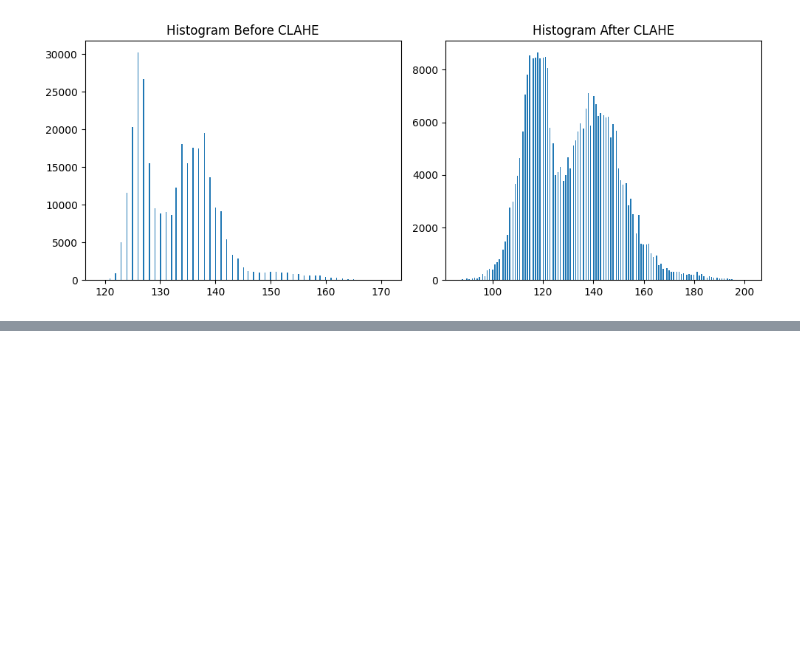
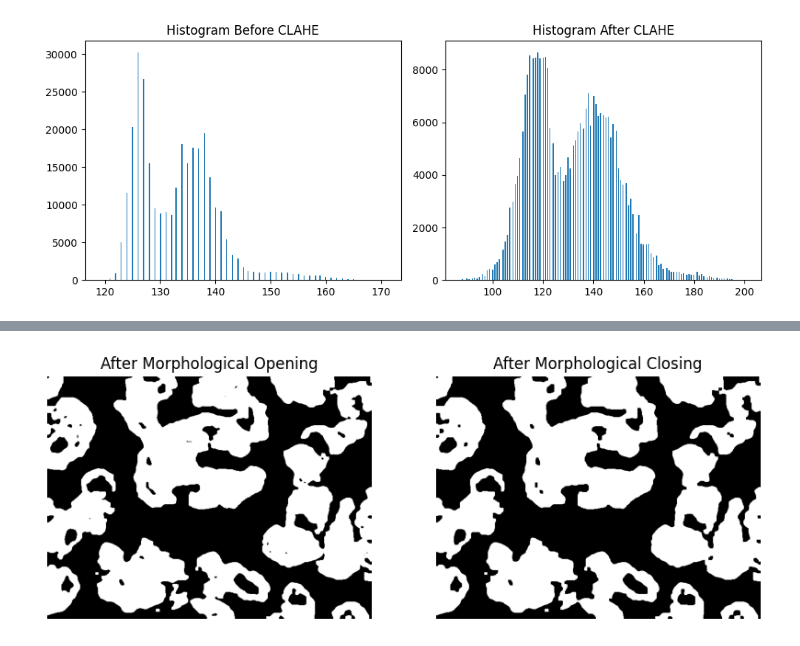
Before and after one commit to tithishah21/malaria-image-segmentation, a Jupyter notebook: Microscopic_Counting_and_Classification.ipynb, the cells around one changed output, grey strips where cells are left out. Saved outputs shown, nothing was run; the diff lists cells and outputs as text; code cells hidden in the pictures; blank space fills up the shorter version.

```diff
--- a/Microscopic_Counting_and_Classification.ipynb
+++ b/Microscopic_Counting_and_Classification.ipynb
@@ -264,0 +302,22 @@ plt.show()
+# %%
+#MORPHOLOGICAL CLEANING
+#Removes small noise, smooths object boundaries, essential before Watershed
+kernel = np.ones((3,3), np.uint8)
+
+opening = cv.morphologyEx(thresh_otsu, cv.MORPH_OPEN, kernel, iterations=2)
+closing = cv.morphologyEx(opening, cv.MORPH_CLOSE, kernel, iterations=2)
+
+plt.figure(figsize=(10,4))
+plt.subplot(1,2,1)
+plt.imshow(opening, cmap='gray')
+plt.title("After Morphological Opening")
+plt.axis("off")
+
+plt.subplot(1,2,2)
+plt.imshow(closing, cmap='gray')
+plt.title("After Morphological Closing")
+plt.axis("off")
+
+plt.show()
+# %% [output]
+[figure, added]
```
Also changed, not shown: parts of 19 cells of this notebook.
